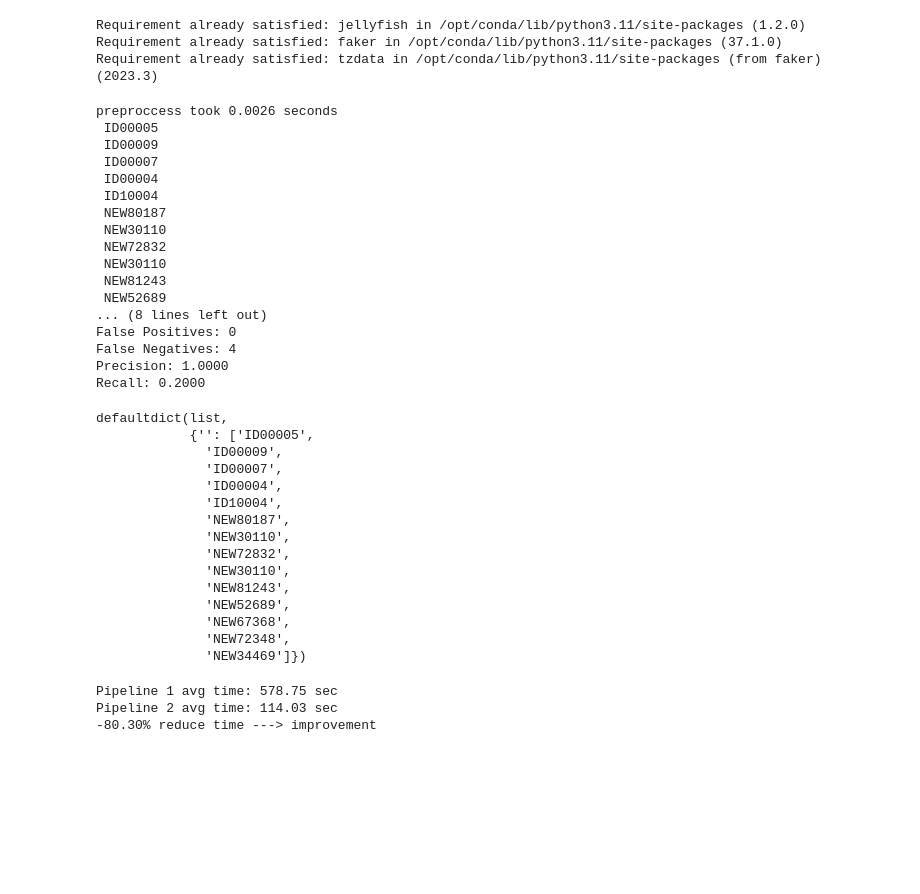
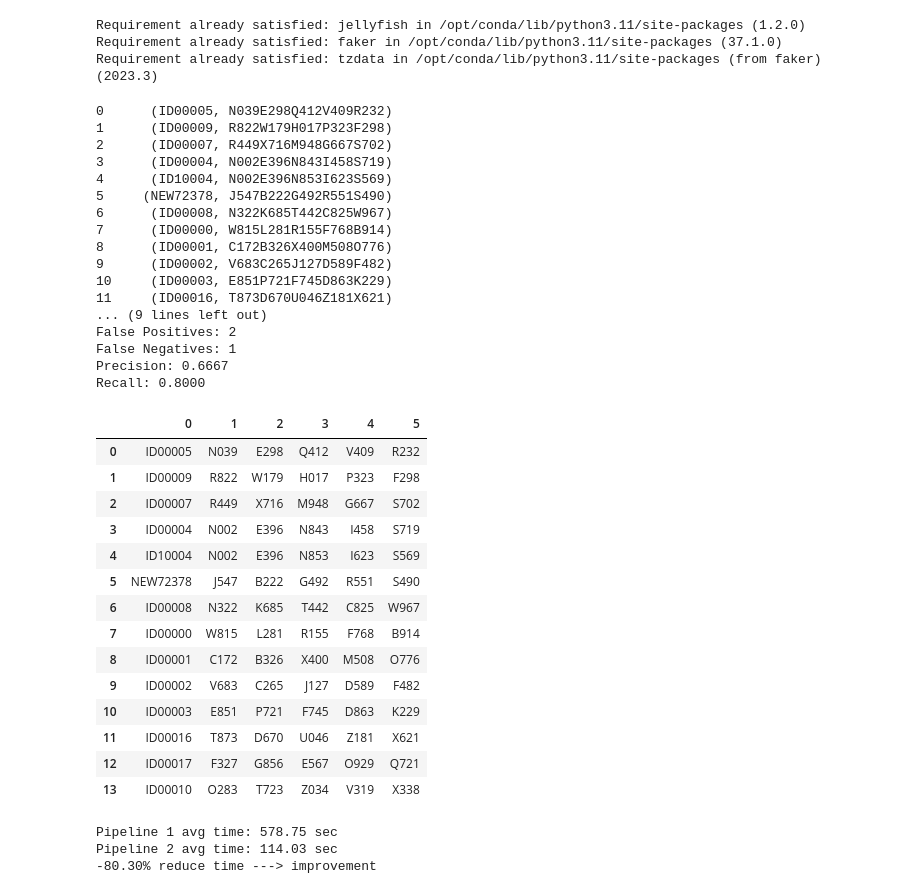
Before and after one commit to kostasrazgkelis/master-thesis, a Jupyter notebook: test.ipynb, the cells around one changed output. Saved outputs shown, nothing was run; the diff lists cells and outputs as text; code cells hidden in the pictures; blank space fills up the shorter version.

Commit message:
implement trim

```diff
--- a/test.ipynb
+++ b/test.ipynb
@@ -57,52 +57,52 @@ data2 = [
 ]
 
 # Create DataFrames
-columns = ['id', 'col1', 'col2', 'col3', 'col4', 'col5']
+columns = [0, 1, 2, 3, 4, 5]
 df1 = pd.DataFrame(data1, columns=columns)
 df2 = pd.DataFrame(data2, columns=columns)
 expected = {'gt': 5, 'tp': 4, 'fp': 2, 'fn': 1}
 
-evaluator = DatasetEvaluator(df1, df2, expected, threshold=3, match_column='id')
+evaluator = DatasetEvaluator(df1, df2, expected=expected, trim=0, threshold=3)
 evaluator.preproccess()
 evaluator.evaluate()
 evaluator.calculateStatistics()
 evaluator.printResults()
 # %% [output]
-preproccess took 0.0026 seconds
- ID00005
- ID00009
- ID00007
- ID00004
- ID10004
- NEW80187
- NEW30110
- NEW72832
- NEW30110
- NEW81243
- NEW52689
-... (8 lines left out)
-False Positives: 0
-False Negatives: 4
-Precision: 1.0000
-Recall: 0.2000
+0      (ID00005, N039E298Q412V409R232)
+1      (ID00009, R822W179H017P323F298)
+2      (ID00007, R449X716M948G667S702)
+3      (ID00004, N002E396N843I458S719)
+4      (ID10004, N002E396N853I623S569)
+5     (NEW72378, J547B222G492R551S490)
+6      (ID00008, N322K685T442C825W967)
+7      (ID00000, W815L281R155F768B914)
+8      (ID00001, C172B326X400M508O776)
+9      (ID00002, V683C265J127D589F482)
+10     (ID00003, E851P721F745D863K229)
+11     (ID00016, T873D670U046Z181X621)
+... (9 lines left out)
+False Positives: 2
+False Negatives: 1
+Precision: 0.6667
+Recall: 0.8000
 # %%
-evaluator.hashed_bucket
+df1
 # %% [output]
-defaultdict(list,
-            {'': ['ID00005',
-              'ID00009',
-              'ID00007',
-              'ID00004',
-              'ID10004',
-              'NEW80187',
-              'NEW30110',
-              'NEW72832',
-              'NEW30110',
-              'NEW81243',
-              'NEW52689',
-              'NEW67368',
-              'NEW72348',
-              'NEW34469']})
+|  | 0 | 1 | 2 | 3 | 4 | 5 |
+| 0 | ID00005 | N039 | E298 | Q412 | V409 | R232 |
+| 1 | ID00009 | R822 | W179 | H017 | P323 | F298 |
+| 2 | ID00007 | R449 | X716 | M948 | G667 | S702 |
+| 3 | ID00004 | N002 | E396 | N843 | I458 | S719 |
+| 4 | ID10004 | N002 | E396 | N853 | I623 | S569 |
+| 5 | NEW72378 | J547 | B222 | G492 | R551 | S490 |
+| 6 | ID00008 | N322 | K685 | T442 | C825 | W967 |
+| 7 | ID00000 | W815 | L281 | R155 | F768 | B914 |
+| 8 | ID00001 | C172 | B326 | X400 | M508 | O776 |
+| 9 | ID00002 | V683 | C265 | J127 | D589 | F482 |
+| 10 | ID00003 | E851 | P721 | F745 | D863 | K229 |
+| 11 | ID00016 | T873 | D670 | U046 | Z181 | X621 |
+| 12 | ID00017 | F327 | G856 | E567 | O929 | Q721 |
+| 13 | ID00010 | O283 | T723 | Z034 | V319 | X338 |
 # %%
 time1 =  578.75
 time2 = 114.03
```
Also changed, not shown: parts of 14 cells of this notebook, 2 other files.
